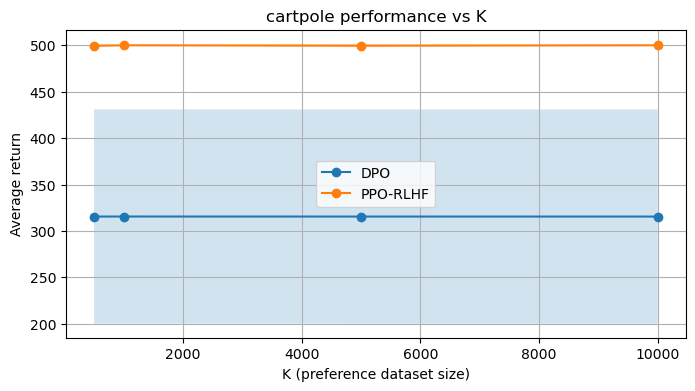
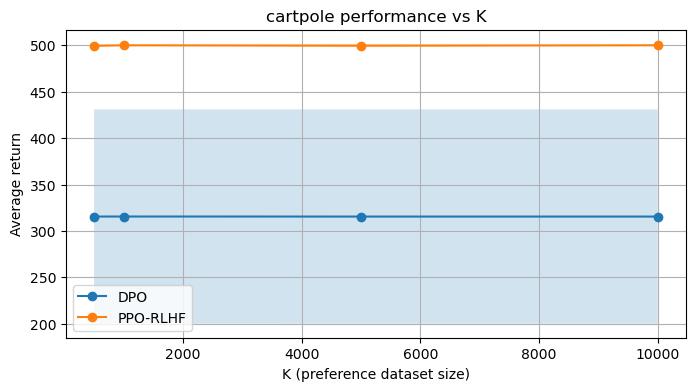
Code edit (unified diff) that turned the first committed figure into the second:
--- before
+++ after
@@ -24,5 +24,5 @@
     plt.title(f"{ENV_KEY} performance vs K")
     plt.grid(True)
-    plt.legend()
+    plt.legend(loc="lower left")
     plt.show()
 else:

Commit: clean rlhf